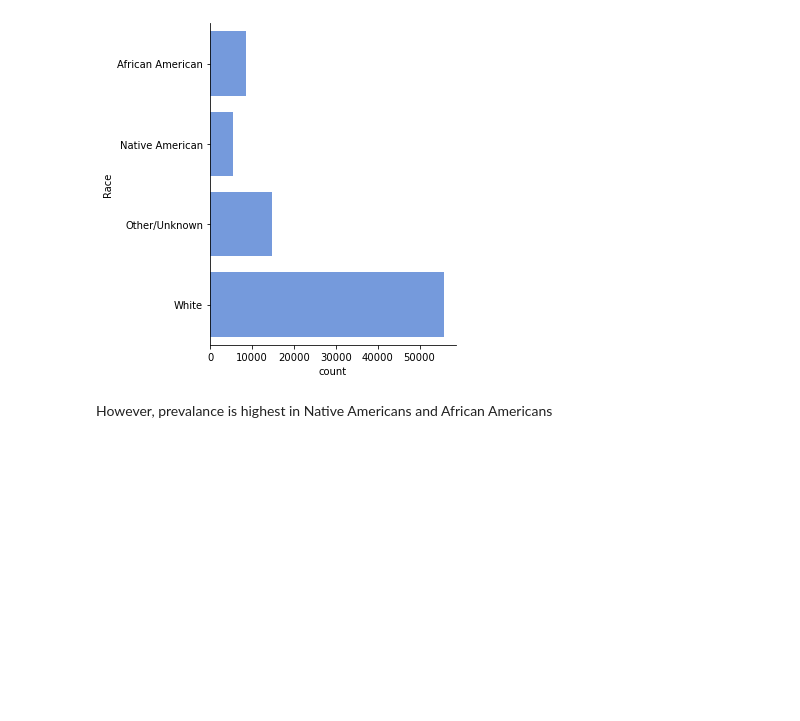
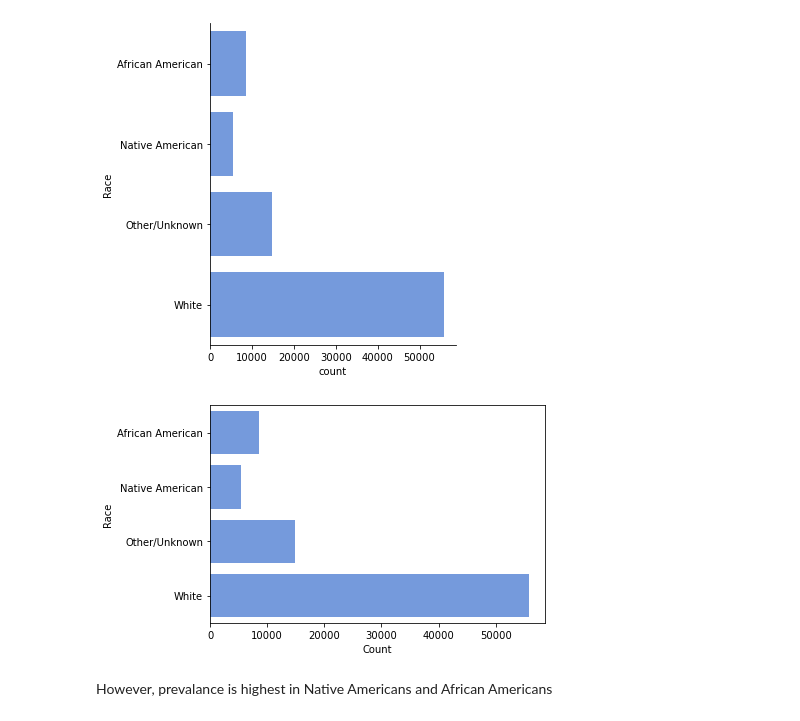
Before and after one commit to rachellb/Bennett_OUDSA5900, a Jupyter notebook: Descriptions/Oklahoma Descriptions.ipynb, the cells around one changed output. Cells and saved outputs as stored; diff of their text form; code cells hidden in the pictures; blank space fills up the shorter version.

```diff
--- a/Descriptions/Oklahoma Descriptions.ipynb
+++ b/Descriptions/Oklahoma Descriptions.ipynb
@@ -526,6 +540,13 @@ sns.catplot(y='Race', data=data, kind='count', color='cornflowerblue', order=['A
 plt.savefig('RaceCountOklahoma.png', dpi=400, bbox_inches = "tight")
 # %% [output]
 [figure]
+# %%
+raceCounts = data['Race'].value_counts().sort_index()
+ax =sns.barplot(x=raceCounts.values, y=raceCounts.index, color='cornflowerblue')
+ax.set(xlabel='Count',ylabel='Race')
+plt.savefig('RaceCountOklahoma.png', dpi=400, bbox_inches = "tight")
+# %% [output]
+[figure, added]
 # %% [markdown]
 However, prevalance is highest in Native Americans and African Americans
 # %%
```
Also changed, not shown: parts of 16 cells of this notebook, 7 other files.
